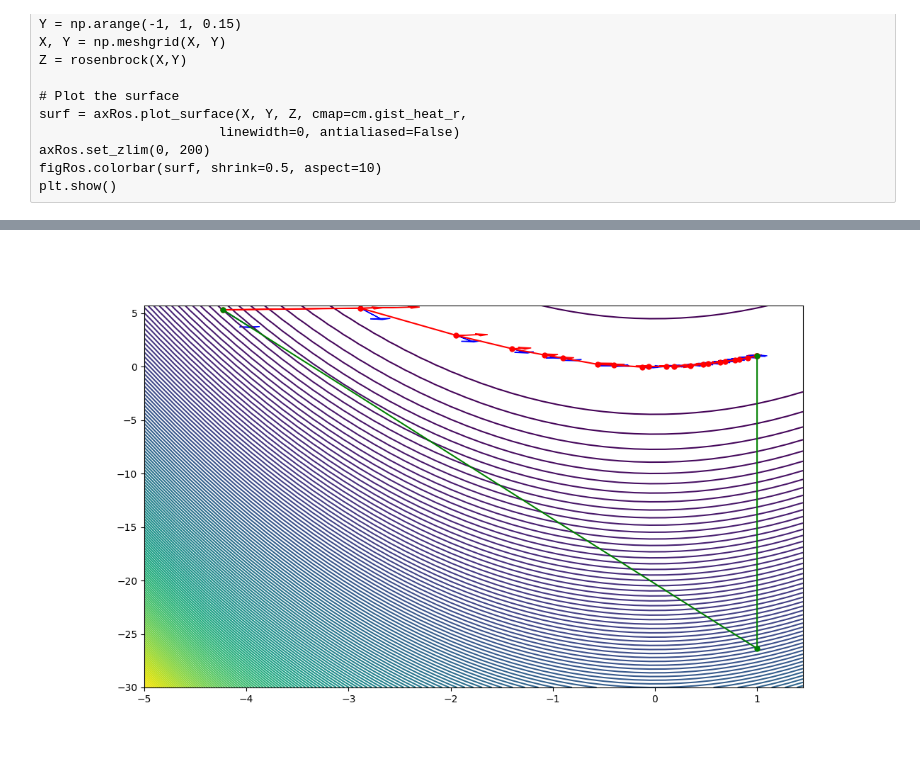
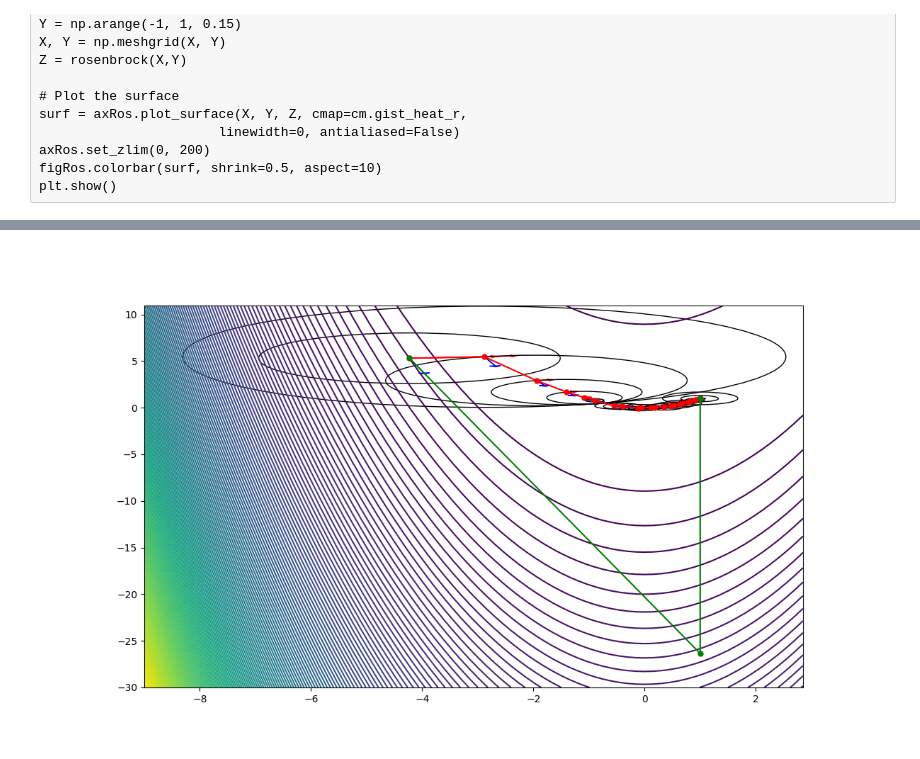
Before and after one commit to joergbuchwald/newton, a Jupyter notebook: newtontrdc_rosebrock.ipynb, the cells around one changed output, grey strips where cells are left out. Drawn from its saved outputs; the diff is of its cells as text; code cells hidden in the pictures.

Commit message:
add trust radii

```diff
--- a/newtontrdc_rosebrock.ipynb
+++ b/newtontrdc_rosebrock.ipynb
@@ -27,6 +27,7 @@ class Solution:
         self.f = [rosenbrock(x,y)]
         self.nablaf = []
         self.nt = []
+        self.deltas = []
 
     def getX(self):
         return np.array([self.x[-1], self.y[-1]])
@@ -166,6 +167,7 @@ while ((error > tol) and (niter <= max_iter)):
     sol.setVal(sol.x[-1]+sn[0,0],sol.y[-1]+sn[1,0])
     sol.nablaf.append(-alpha(delta, nablaf, J) * nablaf)
     sol.nt.append(s_nt)
+    sol.deltas.append(delta)
     error = np.linalg.norm(F(sol))
     niter = niter + 1
     print(f"\n # Iteration {niter}: error: {error} tol: {tol} \n")
@@ -230,22 +252,27 @@ plt.show()
 # %%
 plt.figure(figsize=(12, 7))
 
 # red lines/points: TRDC trajectory
 # red arrows: cauchy direction
 # blue arrows: newton direction
 # green lines/points newton tractory
+# black circles: trust radii
 
-X = np.arange(-5, 1.5, 0.15)
-Y = np.arange(-30, 5.8, 0.15)
+X = np.arange(-9, 3, 0.15)
+Y = np.arange(-30, 11, 0.15)
 X, Y = np.meshgrid(X, Y)
 Z = rosenbrock(X,Y)
 
 plt.contour(X,Y,Z,200)
 
+ax = plt.gca()
 plt.plot(sol.x,sol.y,marker='o',markersize=5, color ='r')
 plt.plot(sol_newton.x,sol_newton.y,marker='o',markersize=5, color ='g')
+circles = []
 for i in range(len(sol.nablaf)):
     plt.arrow(sol.x[i],sol.y[i],sol.nablaf[i][0,0],sol.nablaf[i][1,0], head_width=0.2, head_length=0.1, fc='r', ec='r')
     plt.arrow(sol.x[i],sol.y[i],sol.nt[i][0,0]/20,sol.nt[i][1,0]/20, head_width=0.2, head_length=0.1, fc='b', ec='b')
+    circles.append(plt.Circle((sol.x[i], sol.y[i]), sol.deltas[i], color='k', fill=False))
+    ax.add_patch(circles[-1])
 # %% [output]
-[figure, old version]
+[figure, new version]
```
Also changed, not shown: parts of 1 cell of this notebook.
